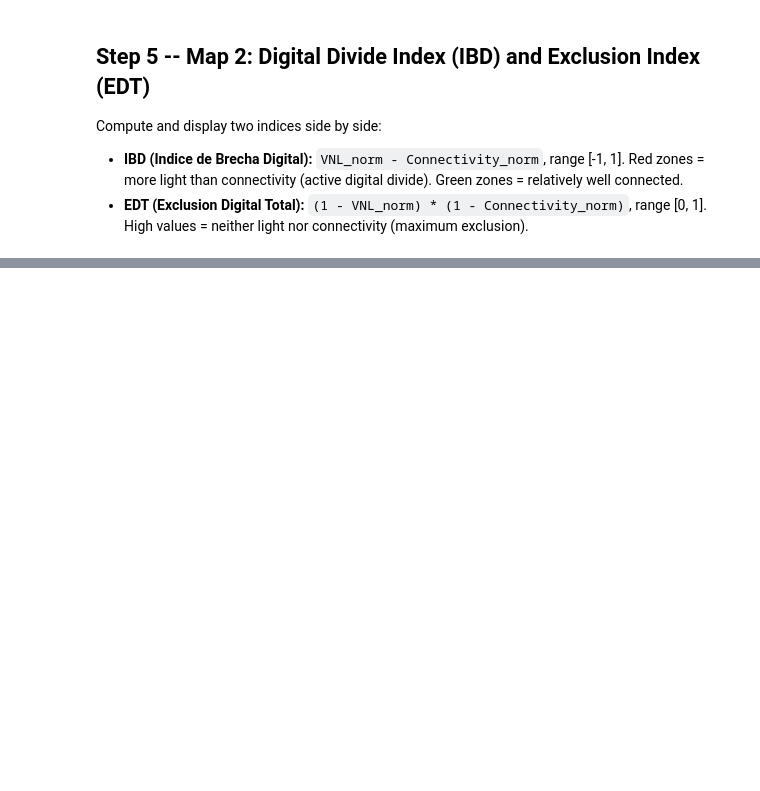
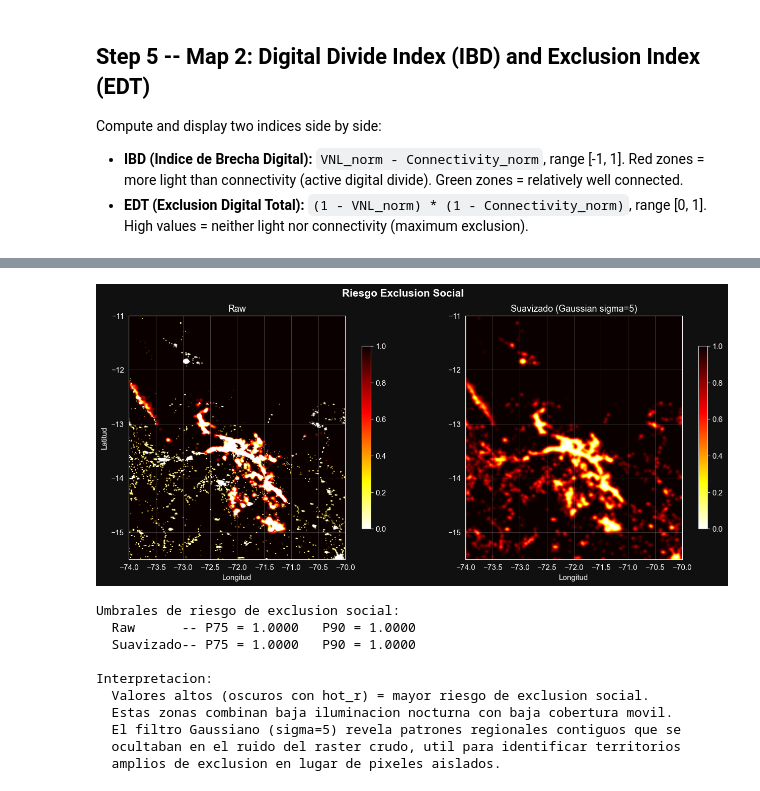
Before and after one commit to DiegoTurpo/raster-digital-divide, a Jupyter notebook: notebooks/digital_divide_cusco.ipynb, the cells around one changed output, grey strips where cells are left out. Drawn from its saved outputs; the diff is of its cells as text; code cells hidden in the pictures; blank space fills up the shorter version.

```diff
--- a/notebooks/digital_divide_cusco.ipynb
+++ b/notebooks/digital_divide_cusco.ipynb
@@ -311,0 +500,74 @@ print(f'EDT stats: min={EDT.min():.3f}  max={EDT.max():.3f}  mean={EDT.mean():.3
+# %%
+# --- Compute risk score ---
+risk_raw = EDT * (1 - vnl_norm)
+
+# Normalize to [0, 1]
+rmin, rmax = risk_raw.min(), risk_raw.max()
+if rmax > rmin:
+    risk_norm = (risk_raw - rmin) / (rmax - rmin)
+else:
+    risk_norm = risk_raw.copy()
+risk_norm = risk_norm.astype(np.float32)
+
+# --- Apply Gaussian spatial filter (sigma=5) ---
+risk_smooth = gaussian_filter(risk_norm, sigma=5)
+
+# --- Plot side by side, dark theme ---
+fig, axes = plt.subplots(1, 2, figsize=(14, 6), facecolor='#101010')
+fig.suptitle('Riesgo Exclusion Social', fontsize=15, fontweight='bold', color='white')
+
+for ax in axes:
+    ax.set_facecolor('#101010')
+    ax.tick_params(colors='white')
+    for spine in ax.spines.values():
+        spine.set_color('white')
+    ax.grid(True, color='white', linewidth=0.4, alpha=0.4)
+
+# Raw risk
+im0 = axes[0].imshow(risk_norm, cmap='hot_r', extent=extent, origin='upper', vmin=0, vmax=1)
+cb0 = plt.colorbar(im0, ax=axes[0], shrink=0.75)
+cb0.ax.yaxis.set_tick_params(color='white')
+plt.setp(plt.getp(cb0.ax.axes, 'yticklabels'), color='white')
+axes[0].set_title('Raw', fontsize=13, color='white')
+axes[0].set_xlabel('Longitud', color='white')
+axes[0].set_ylabel('Latitud', color='white')
+
+# Smoothed risk
+im1 = axes[1].imshow(risk_smooth, cmap='hot_r', extent=extent, origin='upper', vmin=0, vmax=1)
+cb1 = plt.colorbar(im1, ax=axes[1], shrink=0.75)
+cb1.ax.yaxis.set_tick_params(color='white')
+plt.setp(plt.getp(cb1.ax.axes, 'yticklabels'), color='white')
+axes[1].set_title('Suavizado (Gaussian sigma=5)', fontsize=13, color='white')
+axes[1].set_xlabel('Longitud', color='white')
+
+plt.tight_layout()
+plt.show()
+
+# --- Report percentile thresholds ---
+p75 = np.percentile(risk_norm, 75)
+p90 = np.percentile(risk_norm, 90)
+p75_s = np.percentile(risk_smooth, 75)
+p90_s = np.percentile(risk_smooth, 90)
+
+print('Umbrales de riesgo de exclusion social:')
+print(f'  Raw      -- P75 = {p75:.4f}   P90 = {p90:.4f}')
+print(f'  Suavizado-- P75 = {p75_s:.4f}   P90 = {p90_s:.4f}')
+print()
+print('Interpretacion:')
+print('  Valores altos (oscuros con hot_r) = mayor riesgo de exclusion social.')
+print('  Estas zonas combinan baja iluminacion nocturna con baja cobertura movil.')
+print('  El filtro Gaussiano (sigma=5) revela patrones regionales contiguos que se')
+print('  ocultaban en el ruido del raster crudo, util para identificar territorios')
+print('  amplios de exclusion en lugar de pixeles aislados.')
+# %% [output]
+[figure, added]
+Umbrales de riesgo de exclusion social:
+  Raw      -- P75 = 1.0000   P90 = 1.0000
+  Suavizado-- P75 = 1.0000   P90 = 1.0000
+
+Interpretacion:
+  Valores altos (oscuros con hot_r) = mayor riesgo de exclusion social.
+  Estas zonas combinan baja iluminacion nocturna con baja cobertura movil.
+  El filtro Gaussiano (sigma=5) revela patrones regionales contiguos que se
+  ocultaban en el ruido del raster crudo, util para identificar territorios
+  amplios de exclusion en lugar de pixeles aislados.
```
Also changed, not shown: parts of 9 cells of this notebook.
